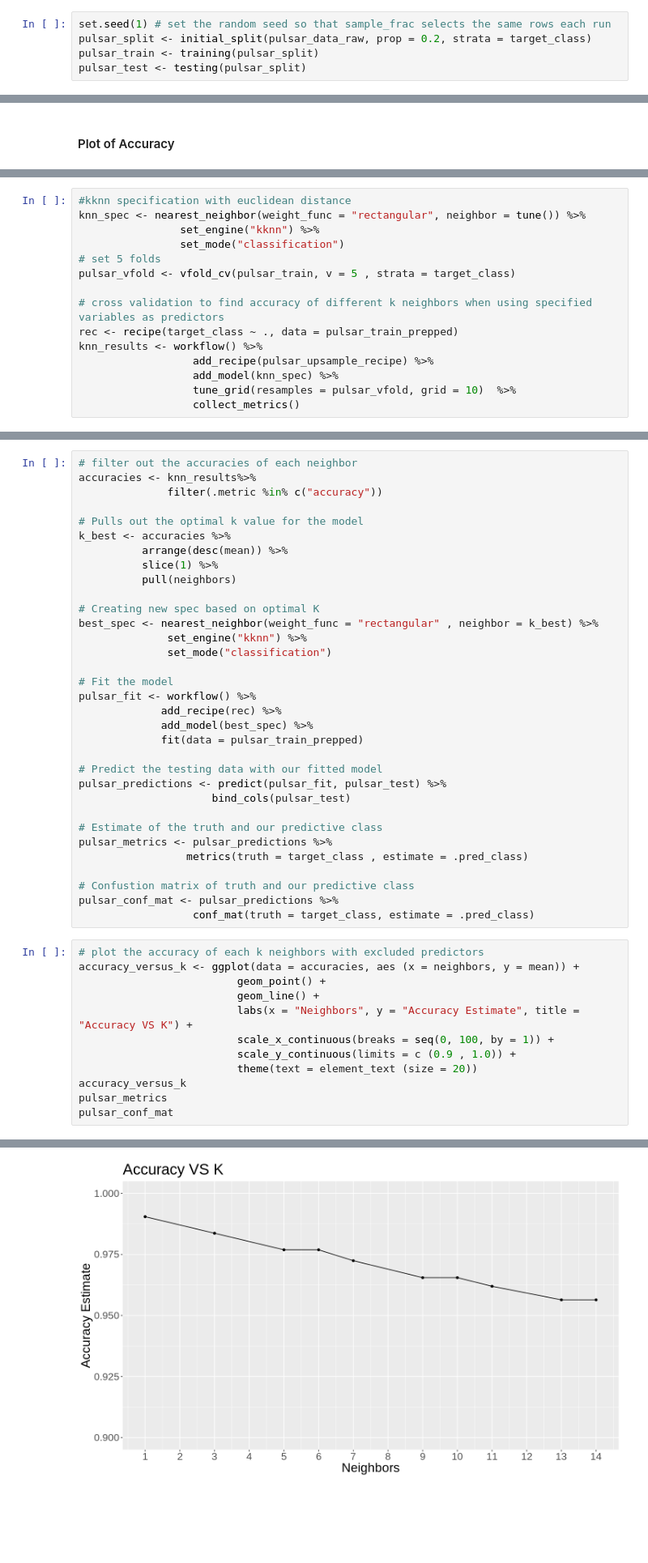
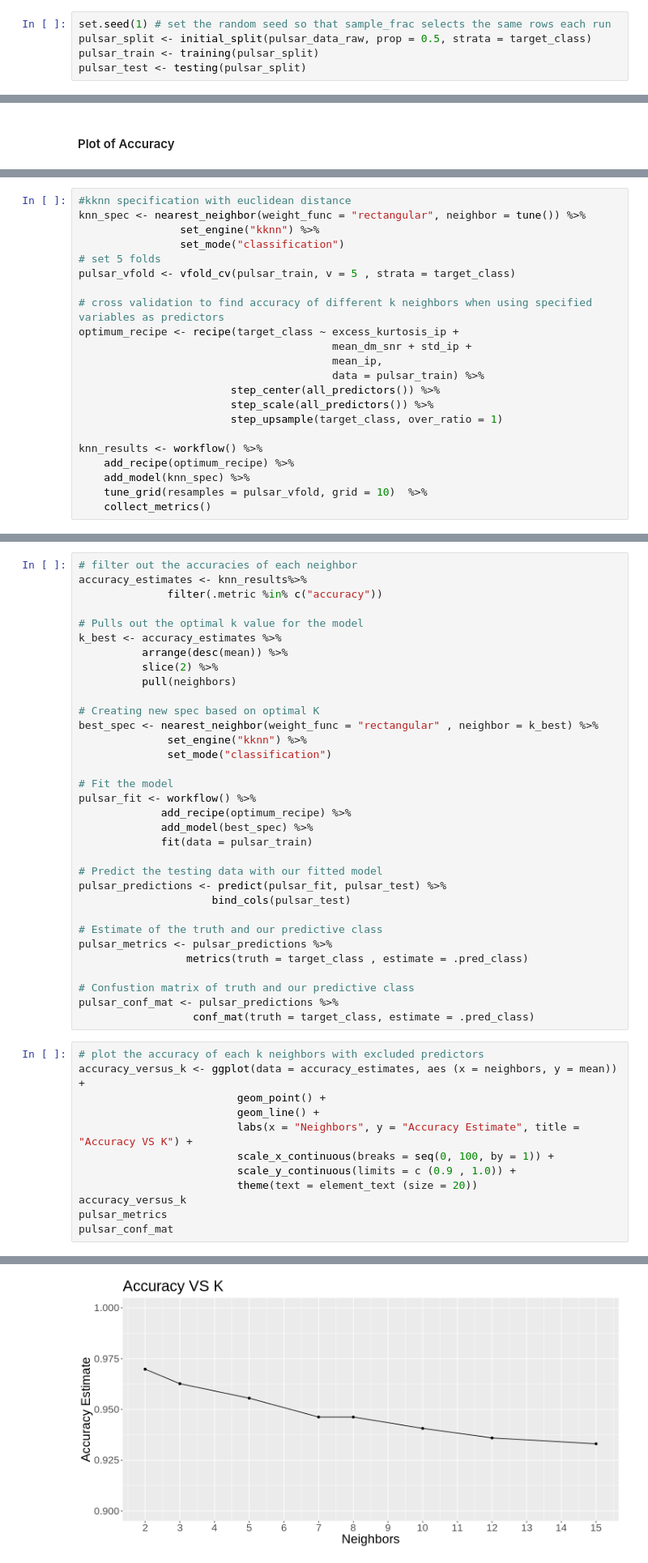
Before and after one commit to tccw/dsci100-group-project, a Jupyter notebook: group_report_pulsars.ipynb, the cells around one changed output, grey strips where cells are left out. Shown at 81% size. Saved outputs shown, nothing was run; the diff lists cells and outputs as text; blank space fills up the shorter version.

```diff
--- a/group_report_pulsars.ipynb
+++ b/group_report_pulsars.ipynb
@@ -119,7 +119,7 @@ The pulsar data is tidy, but it suffers from a large class imbalance: only ~9% o
 We believe our 60/40 train/test split is a good compromise between model speed and accuracy. We saw severe training slowdowns for training splits above 60% which is expected for KNN models with large underlying training sets and many potential predictors.
 # %%
 set.seed(1) # set the random seed so that sample_frac selects the same rows each run
-pulsar_split <- initial_split(pulsar_data_raw, prop = 0.2, strata = target_class)
+pulsar_split <- initial_split(pulsar_data_raw, prop = 0.5, strata = target_class)
 pulsar_train <- training(pulsar_split)
 pulsar_test <- testing(pulsar_split)
 # %%
@@ -355,9 +357,16 @@ knn_spec <- nearest_neighbor(weight_func = "rectangular", neighbor = tune()) %>%
 pulsar_vfold <- vfold_cv(pulsar_train, v = 5 , strata = target_class)
 
 # cross validation to find accuracy of different k neighbors when using specified variables as predictors
-rec <- recipe(target_class ~ ., data = pulsar_train_prepped)
+optimum_recipe <- recipe(target_class ~ excess_kurtosis_ip +
+                                        mean_dm_snr + std_ip +
+                                        mean_ip,
+                                        data = pulsar_train) %>%
+                        step_center(all_predictors()) %>%
+                        step_scale(all_predictors()) %>%
+                        step_upsample(target_class, over_ratio = 1)
+
 knn_results <- workflow() %>%
-                  add_recipe(pulsar_upsample_recipe) %>%
-                  add_model(knn_spec) %>%
-                  tune_grid(resamples = pulsar_vfold, grid = 10)  %>%
-                  collect_metrics()
+    add_recipe(optimum_recipe) %>%
+    add_model(knn_spec) %>%
+    tune_grid(resamples = pulsar_vfold, grid = 10)  %>%
+    collect_metrics()
@@ -386,12 +373,12 @@ A tibble: 18 × 7
 # %%
 # filter out the accuracies of each neighbor
-accuracies <- knn_results%>%
+accuracy_estimates <- knn_results%>%
               filter(.metric %in% c("accuracy"))
 
 # Pulls out the optimal k value for the model
-k_best <- accuracies %>%
+k_best <- accuracy_estimates %>%
           arrange(desc(mean)) %>%
-          slice(1) %>%
+          slice(2) %>%
           pull(neighbors)
 
 # Creating new spec based on optimal K
@@ -401,9 +388,9 @@ best_spec <- nearest_neighbor(weight_func = "rectangular" , neighbor = k_best) %
 
 # Fit the model
 pulsar_fit <- workflow() %>%
-             add_recipe(rec) %>%
+             add_recipe(optimum_recipe) %>%
              add_model(best_spec) %>%
-             fit(data = pulsar_train_prepped)
+             fit(data = pulsar_train)
 
 # Predict the testing data with our fitted model
 pulsar_predictions <- predict(pulsar_fit, pulsar_test) %>%
@@ -418,7 +405,7 @@ pulsar_conf_mat <- pulsar_predictions %>%
                   conf_mat(truth = target_class, estimate = .pred_class)
 # %%
 # plot the accuracy of each k neighbors with excluded predictors
-accuracy_versus_k <- ggplot(data = accuracies, aes (x = neighbors, y = mean)) +
+accuracy_versus_k <- ggplot(data = accuracy_estimates, aes (x = neighbors, y = mean)) +
                          geom_point() +
                          geom_line() +
                          labs(x = "Neighbors", y = "Accuracy Estimate", title = "Accuracy VS K") +
@@ -441 +428 @@ Prediction  rfi_noise pulsar
-[figure, old version]
+[figure, new version]
```
Also changed, not shown: parts of 12 cells of this notebook.
